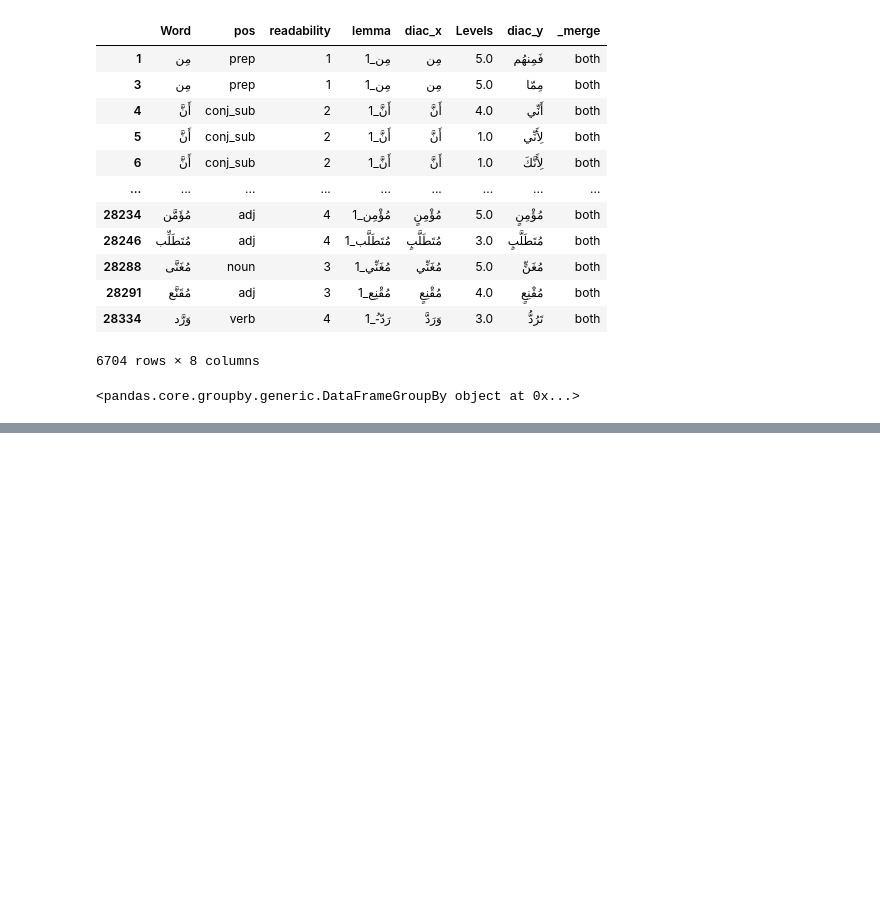
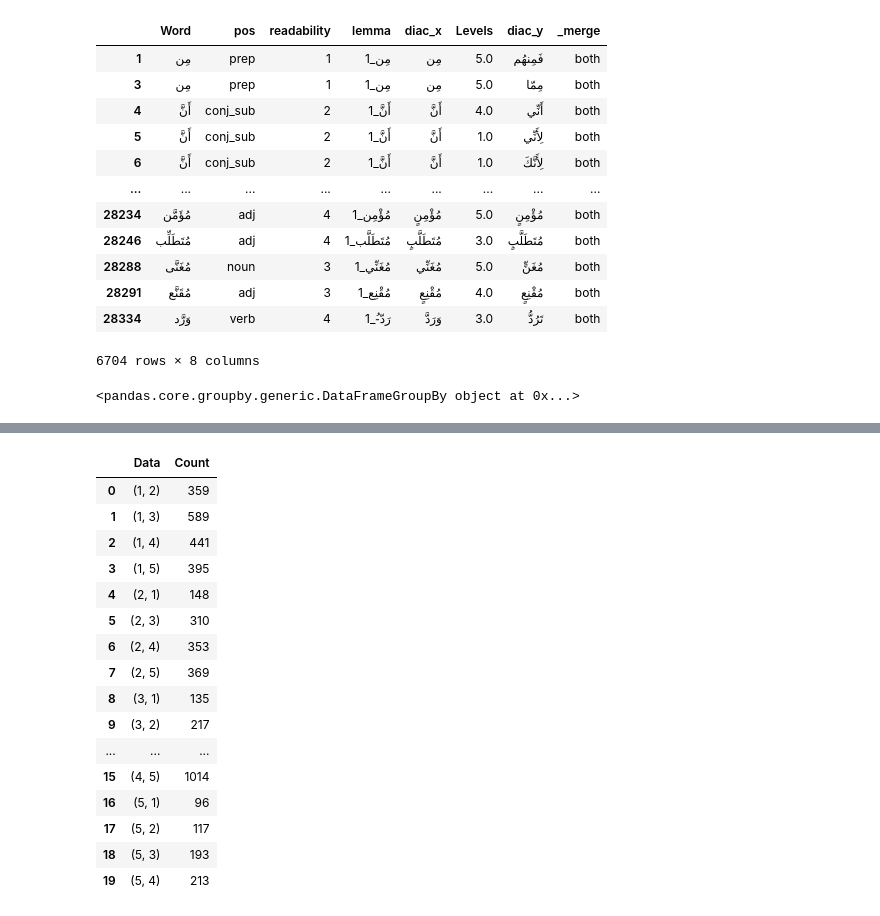
Before and after one commit to Nouran-Khallaf/Samer_Compare, a Jupyter notebook: Samer_VS_CEFR.ipynb, the cells around one changed output, grey strips where cells are left out. Cells and saved outputs as stored; diff of their text form; code cells hidden in the pictures; blank space fills up the shorter version.

```diff
--- a/Samer_VS_CEFR.ipynb
+++ b/Samer_VS_CEFR.ipynb
@@ -158,0 +161,22 @@ Counter({(1, 2.0): 359,
+# %%
+df = pd.DataFrame.from_dict(c, orient='index').reset_index()
+df.columns = ['Data','Count']
+df
+# %% [output]
+|  | Data | Count |
+| 0 | (1, 2) | 359 |
+| 1 | (1, 3) | 589 |
+| 2 | (1, 4) | 441 |
+| 3 | (1, 5) | 395 |
+| 4 | (2, 1) | 148 |
+| 5 | (2, 3) | 310 |
+| 6 | (2, 4) | 353 |
+| 7 | (2, 5) | 369 |
+| 8 | (3, 1) | 135 |
+| 9 | (3, 2) | 217 |
+| ... | ... | ... |
+| 15 | (4, 5) | 1014 |
+| 16 | (5, 1) | 96 |
+| 17 | (5, 2) | 117 |
+| 18 | (5, 3) | 193 |
+| 19 | (5, 4) | 213 |
```
Also changed, not shown: parts of 7 cells of this notebook.
